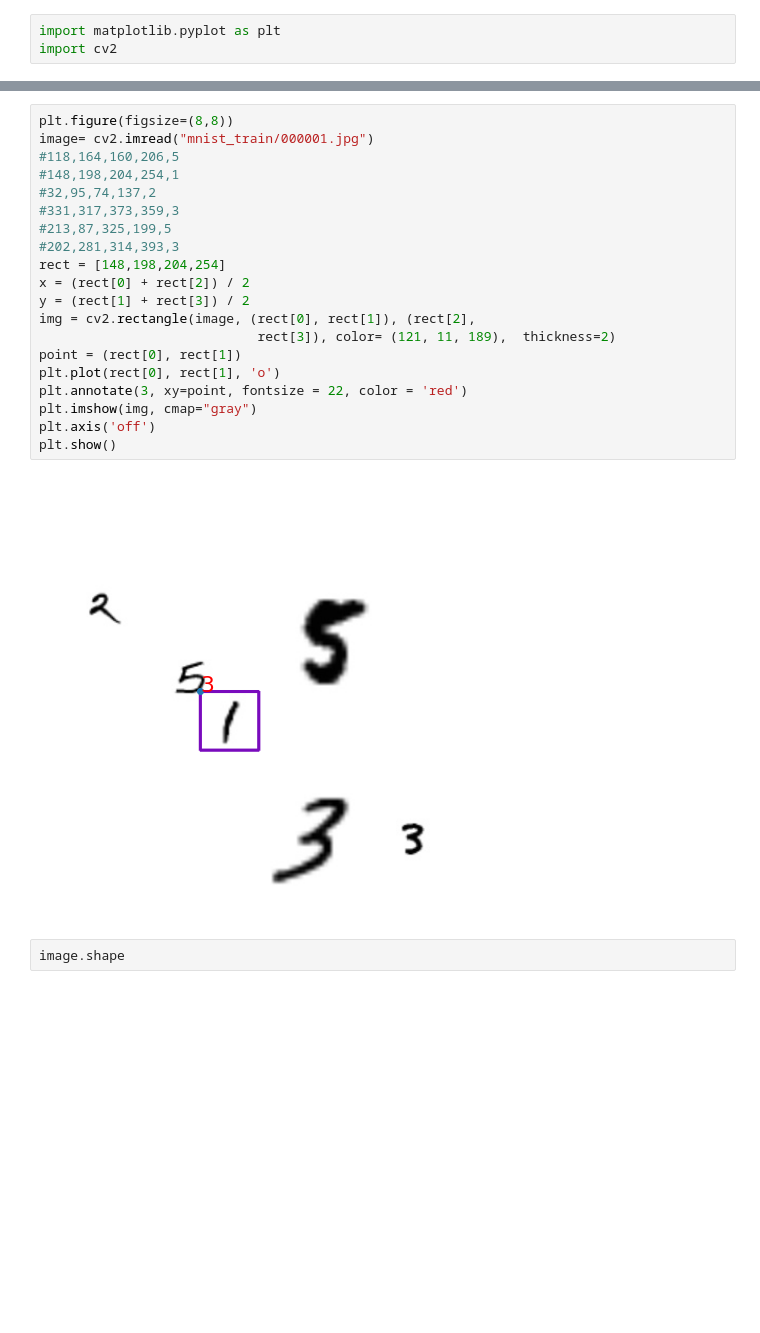
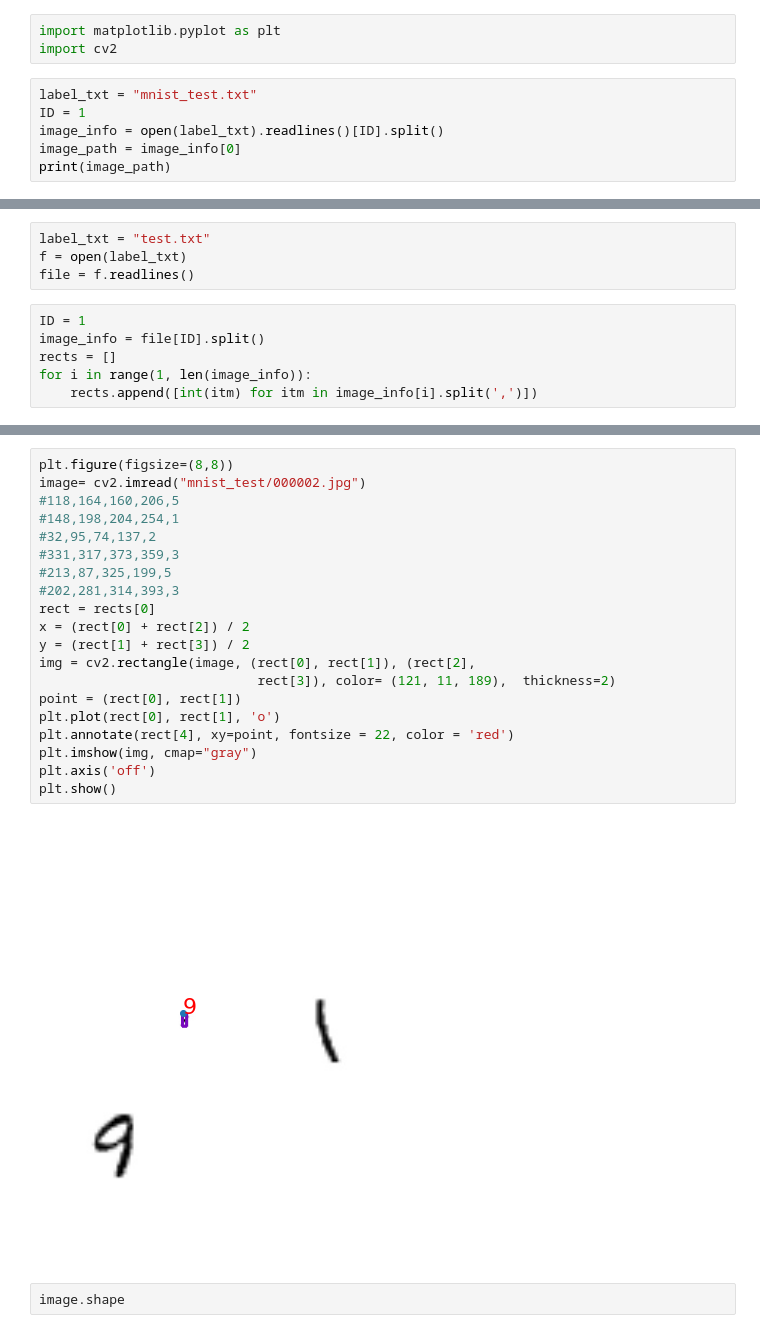
Before and after one commit to CollinHU/yolo4_written_num, a Jupyter notebook: mnist/Untitled.ipynb, the cells around one changed output, grey strips where cells are left out. Cells and saved outputs as stored; diff of their text form; blank space fills up the shorter version.

```diff
--- a/mnist/Untitled.ipynb
+++ b/mnist/Untitled.ipynb
@@ -1,3 +1,9 @@
 # %%
 import matplotlib.pyplot as plt
 import cv2
+# %%
+label_txt = "mnist_test.txt"
+ID = 1
+image_info = open(label_txt).readlines()[ID].split()
+image_path = image_info[0]
+print(image_path)
@@ -3,0 +46,10 @@ import cv2
+# %%
+label_txt = "test.txt"
+f = open(label_txt)
+file = f.readlines()
+# %%
+ID = 1
+image_info = file[ID].split()
+rects = []
+for i in range(1, len(image_info)):
+    rects.append([int(itm) for itm in image_info[i].split(',')])
@@ -4,25 +60,25 @@ import cv2
 # %%
 plt.figure(figsize=(8,8))
-image= cv2.imread("mnist_train/000001.jpg")
+image= cv2.imread("mnist_test/000002.jpg")
 #118,164,160,206,5
 #148,198,204,254,1
 #32,95,74,137,2
 #331,317,373,359,3
 #213,87,325,199,5
 #202,281,314,393,3
-rect = [148,198,204,254]
+rect = rects[0]
 x = (rect[0] + rect[2]) / 2
 y = (rect[1] + rect[3]) / 2
 img = cv2.rectangle(image, (rect[0], rect[1]), (rect[2],
                             rect[3]), color= (121, 11, 189),  thickness=2)
 point = (rect[0], rect[1])
 plt.plot(rect[0], rect[1], 'o')
-plt.annotate(3, xy=point, fontsize = 22, color = 'red')
+plt.annotate(rect[4], xy=point, fontsize = 22, color = 'red')
 plt.imshow(img, cmap="gray")
 plt.axis('off')
 plt.show()
 # %% [output]
-[figure, old version]
+[figure, new version]
 # %%
 image.shape
 # %% [output]
```
Also changed, not shown: parts of 4 cells of this notebook, 7 other files.
